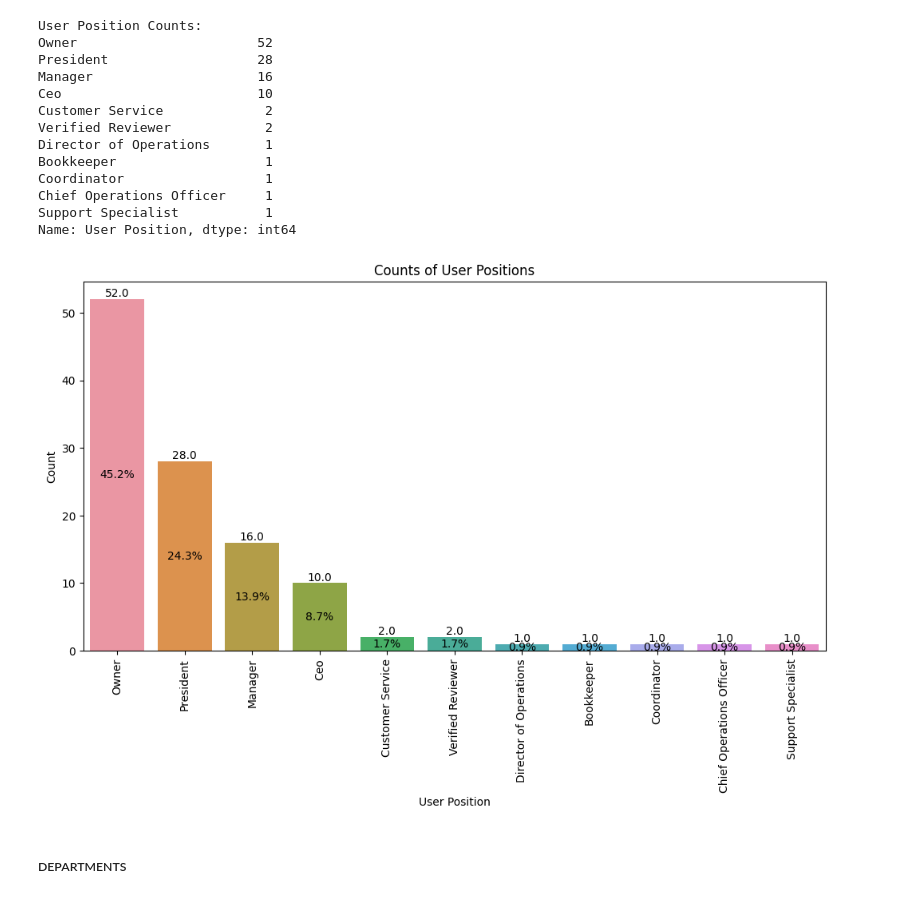
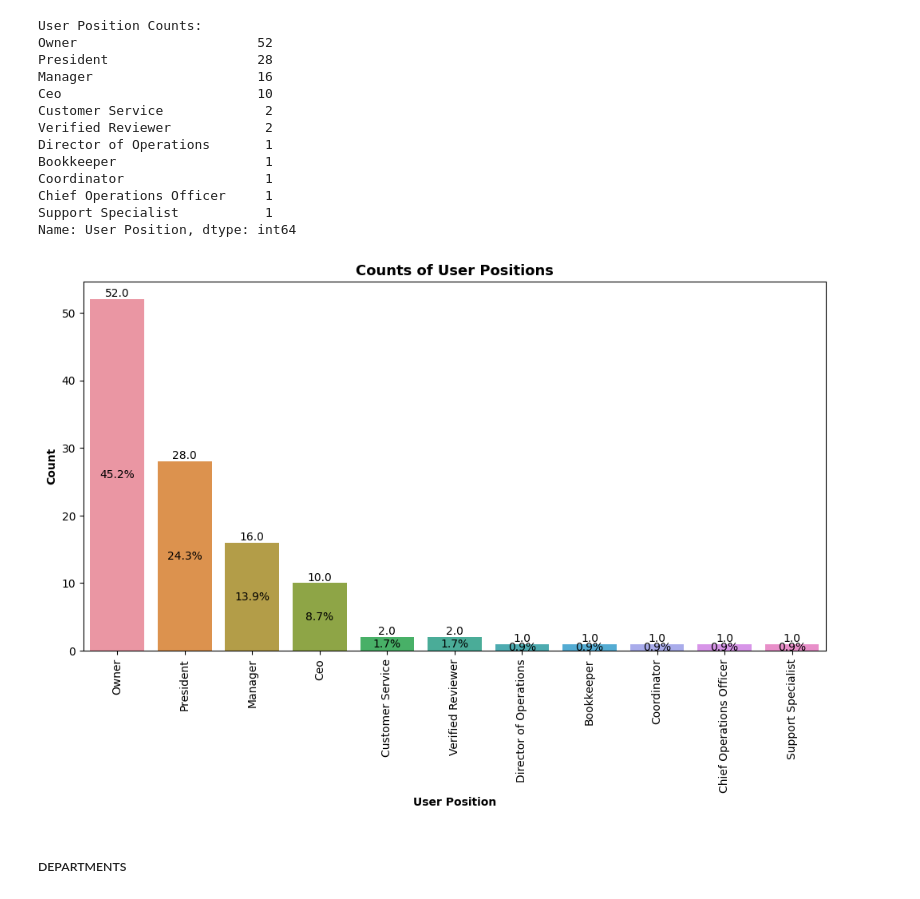
Before and after one commit to ArifAygun/Sentiment-Analysis-SMRT, a Jupyter notebook: SMRT_Statistical_Analysis.ipynb, the cells around one changed output. Saved outputs shown, nothing was run; the diff lists cells and outputs as text; code cells hidden in the pictures.

```diff
--- a/SMRT_Statistical_Analysis.ipynb
+++ b/SMRT_Statistical_Analysis.ipynb
@@ -279,27 +303,27 @@ Name: User Position, dtype: int64
 # %%
 user_position_counts = reviews['User Position'].value_counts()
 
 plt.figure(figsize=(12, 6))
 ax = sns.countplot(data=reviews, x='User Position', order=user_position_counts.index)
 plt.xticks(rotation=90)
 
-plt.xlabel('User Position')
-plt.ylabel('Count')
-plt.title('Counts of User Positions')
+plt.xlabel('User Position', fontsize=10, fontweight='bold')
+plt.ylabel('Count', fontsize=10, fontweight='bold')
+plt.title('Counts of User Positions', fontsize=13, fontweight='bold')
 
 total_counts = len(reviews)  # Total number of counts for calculating percentages
 
 for p in ax.patches:
     count = p.get_height()
     percentage = f'{100 * p.get_height() / total_counts:.1f}%'
     x = p.get_x() + p.get_width() / 2.
     y = p.get_height()
     ax.annotate(count, (x, y), ha='center', va='bottom')
     ax.annotate(percentage, (x, y/2), ha='center', va='center')
 
 plt.show()
 # %% [output]
-[figure, old version]
+[figure, new version]
 # %% [markdown]
 ##### DEPARTMENTS
 # %%
```
Also changed, not shown: parts of 16 cells of this notebook.
